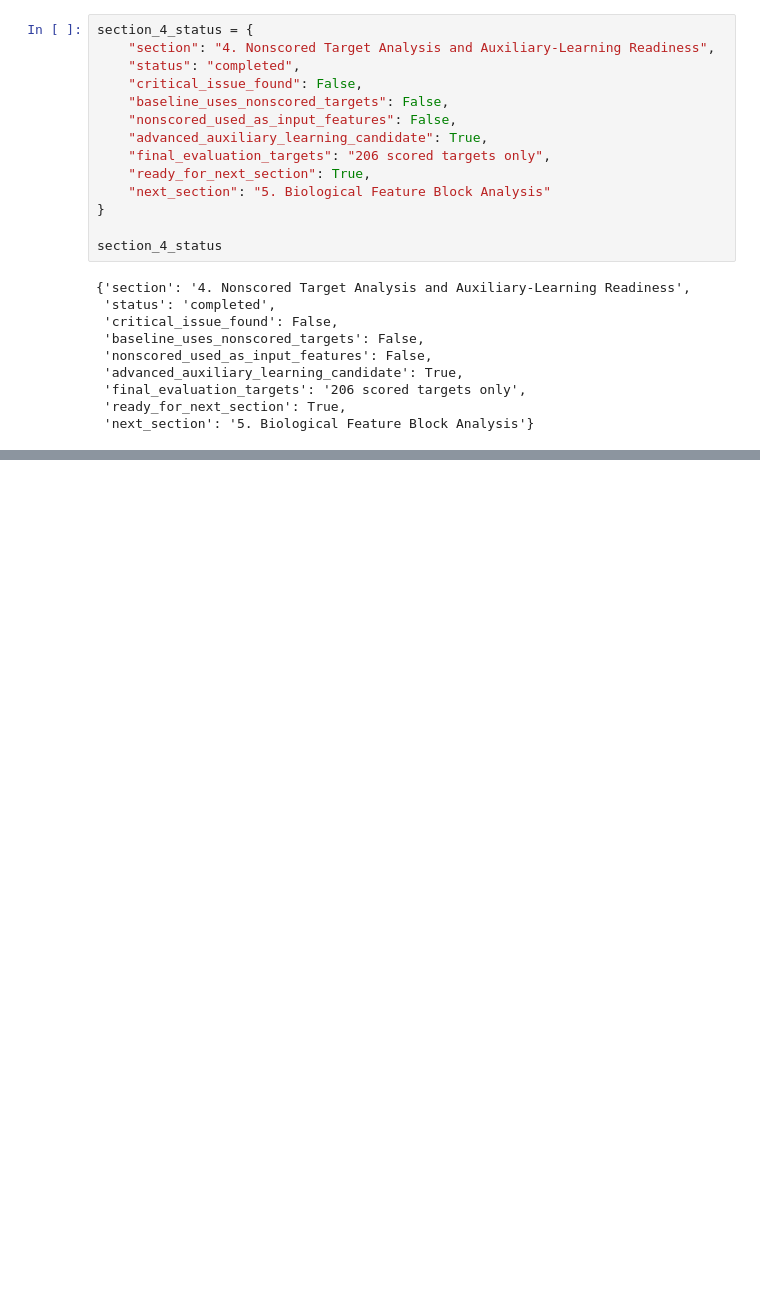
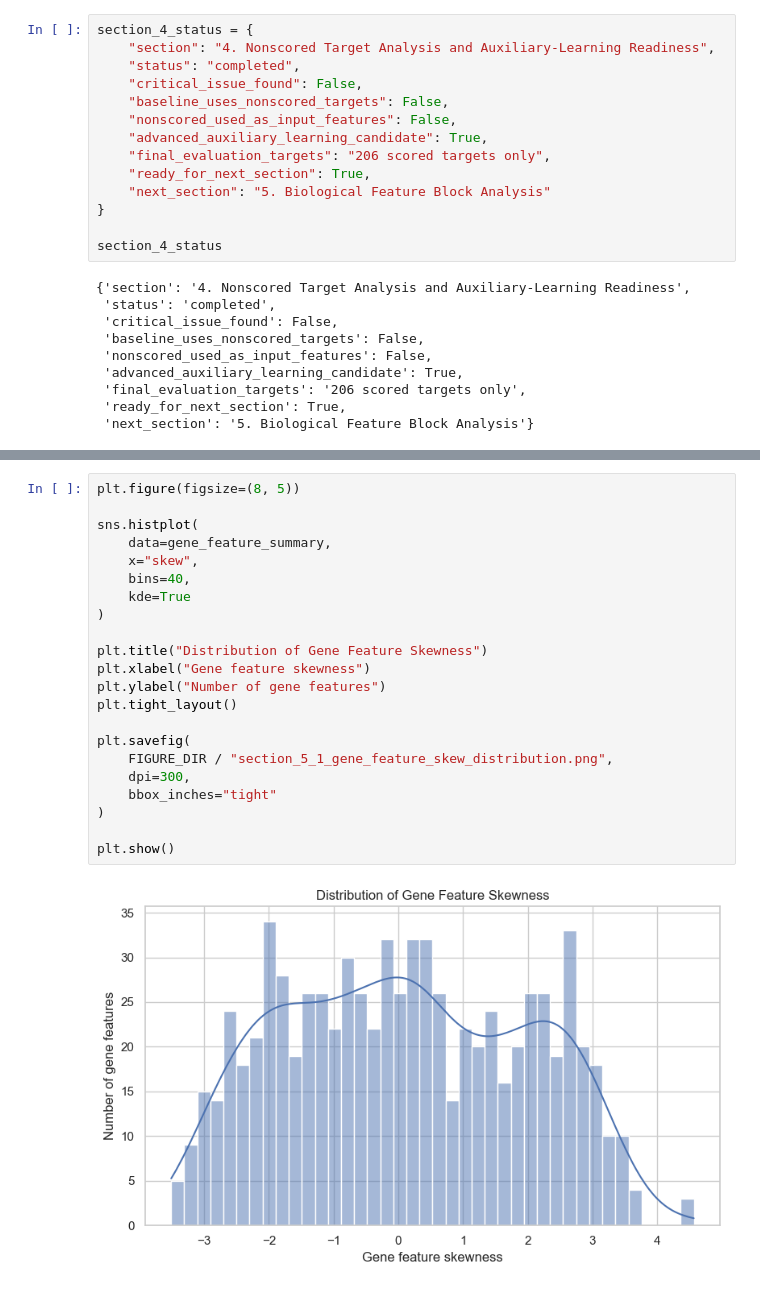
Before and after one commit to kawsar07ahmmed0712-rgb/moa-prediction-drug-response, a Jupyter notebook: notebooks/02_eda.ipynb, the cells around one changed output, grey strips where cells are left out. Drawn from its saved outputs; the diff is of its cells as text; blank space fills up the shorter version.

```diff
--- a/notebooks/02_eda.ipynb
+++ b/notebooks/02_eda.ipynb
@@ -2997,0 +3120,24 @@ section_4_status
+# %%
+plt.figure(figsize=(8, 5))
+
+sns.histplot(
+    data=gene_feature_summary,
+    x="skew",
+    bins=40,
+    kde=True
+)
+
+plt.title("Distribution of Gene Feature Skewness")
+plt.xlabel("Gene feature skewness")
+plt.ylabel("Number of gene features")
+plt.tight_layout()
+
+plt.savefig(
+    FIGURE_DIR / "section_5_1_gene_feature_skew_distribution.png",
+    dpi=300,
+    bbox_inches="tight"
+)
+
+plt.show()
+# %% [output]
+[figure, added]
```
Also changed, not shown: parts of 68 cells of this notebook, 1 other file.
